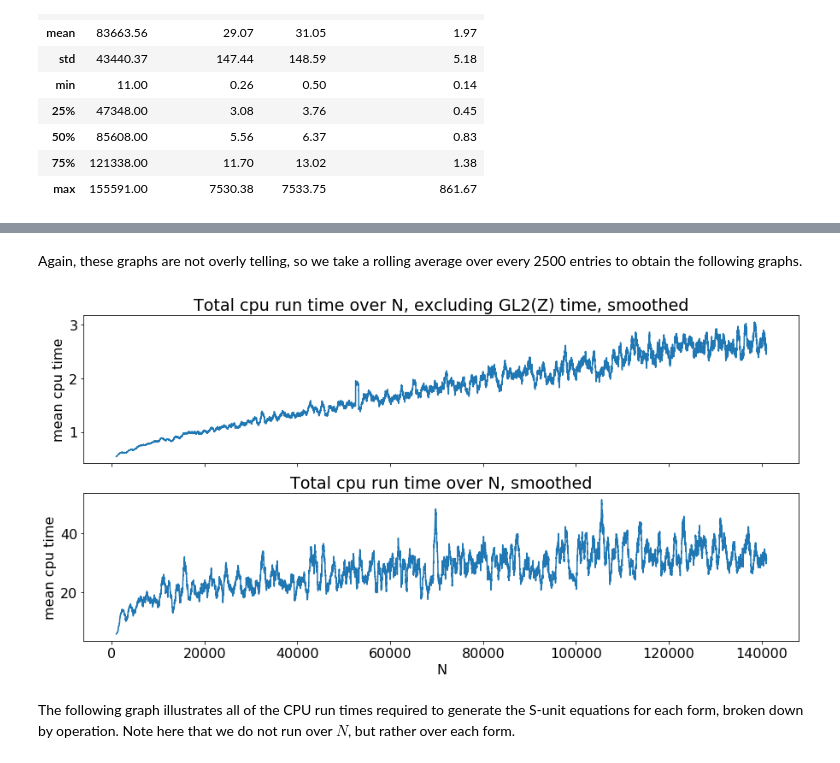
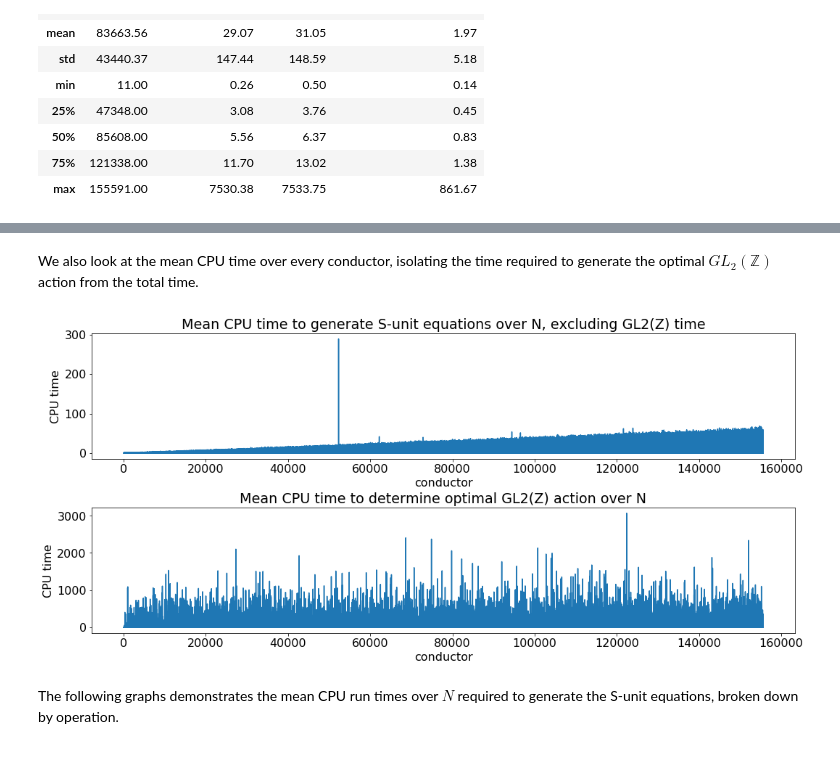
Before and after one commit to adelagherga/ThueMahler, a Jupyter notebook: Code/SUnitEqDataAnalysis.ipynb, the cells around one changed output, grey strips where cells are left out. Cells and saved outputs as stored; diff of their text form; code cells hidden in the pictures.

Commit message:
Edited S-unit analysis notebook; still incomplete

```diff
--- a/Code/SUnitEqDataAnalysis.ipynb
+++ b/Code/SUnitEqDataAnalysis.ipynb
@@ -727,22 +790,22 @@ plt.show()
-# %% [markdown]
-Again, these graphs are not overly telling, so we take a rolling average over every 2500 entries to obtain the following graphs.
+# %% [markdown]
+We also look at the mean CPU time over every conductor, isolating the time required to generate the optimal $GL_2(\mathbb{Z})$ action from the total time.
 # %%
-fig, ax = plt.subplots(2,1,figsize=(15,7))
-ax[0].plot(TM_data_rolling_mean['N'], TM_data_rolling_mean['total time excluding GL2Z'].values)
-ax[0].set_title('Total cpu run time over N, excluding GL2(Z) time, smoothed')
-ax[1].plot(TM_data_rolling_mean['N'], TM_data_rolling_mean['GL2Z action time'].values)
-ax[1].set_title('Total cpu run time over N, smoothed')
+fig, axs = plt.subplots(2,1,figsize=(15,7))
+axs[0].plot(TM_data.groupby('N').mean().reset_index()['N'],
+           TM_data.groupby('N').mean().reset_index()['total time excluding GL2Z'].values)
+axs[0].set_title('Mean CPU time to generate S-unit equations over N, excluding GL2(Z) time')
+axs[1].plot(TM_data.groupby('N').mean().reset_index()['N'],
+           TM_data.groupby('N').mean().reset_index()['GL2Z action time'].values)
+axs[1].set_title('Mean CPU time to determine optimal GL2(Z) action over N')
 
-for aa in ax.flat:
-    aa.set(xlabel='N', ylabel='mean cpu time')
+fig.tight_layout(pad=1.5)
 
-# hide x labels and tick labels for top plot
-for aa in ax.flat:
-    aa.label_outer()
+for ax in axs.flat:
+    ax.set(xlabel='conductor', ylabel='CPU time')
 # %% [output]
-[figure, old version]
+[figure, new version]
 # %% [markdown]
-The following graph illustrates all of the CPU run times required to generate the S-unit equations for each form, broken down by operation. Note here that we do not run over $N$, but rather over each form.
+The following graphs demonstrates the mean CPU run times over $N$ required to generate the S-unit equations, broken down by operation.
 # %%
 fig, axs = plt.subplots(2, 3,figsize=(15,10))
 
```
Also changed, not shown: parts of 19 cells of this notebook.
